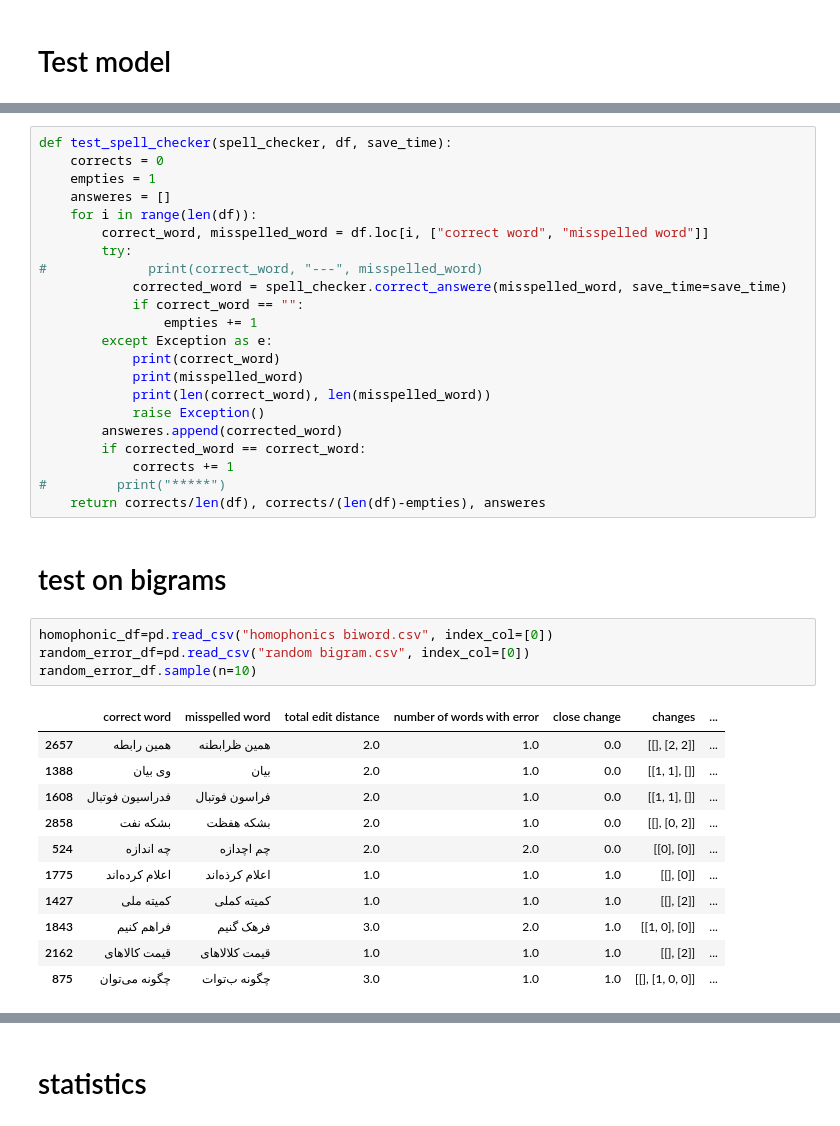
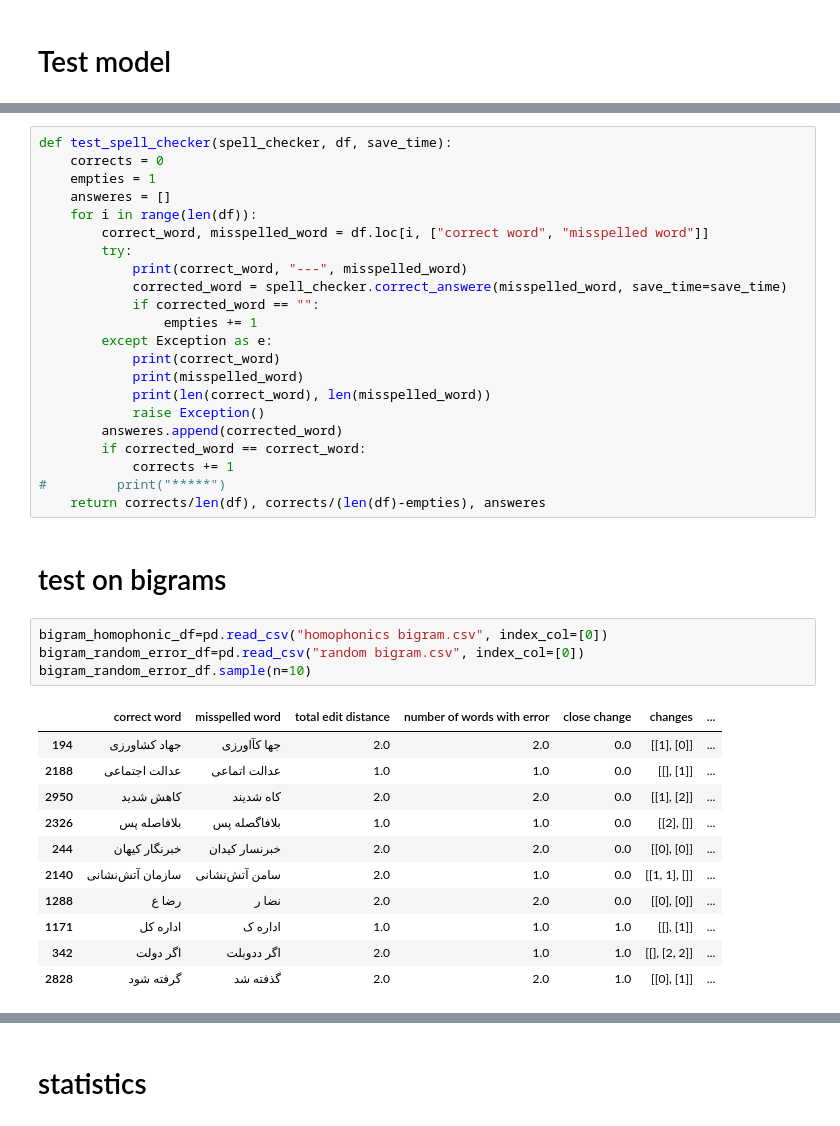
Before and after one commit to matinFT/persian-spell-checker, a Jupyter notebook: model.ipynb, the cells around one changed output, grey strips where cells are left out. Saved outputs shown, nothing was run; the diff lists cells and outputs as text.

```diff
--- a/model.ipynb
+++ b/model.ipynb
@@ -450,9 +581,9 @@ def test_spell_checker(spell_checker, df, save_time):
     for i in range(len(df)):
         correct_word, misspelled_word = df.loc[i, ["correct word", "misspelled word"]]
         try:
-#             print(correct_word, "---", misspelled_word)
+            print(correct_word, "---", misspelled_word)
             corrected_word = spell_checker.correct_answere(misspelled_word, save_time=save_time)
-            if correct_word == "":
+            if corrected_word == "":
                 empties += 1
         except Exception as e:
             print(correct_word)
@@ -464,24 +595,24 @@ def test_spell_checker(spell_checker, df, save_time):
             corrects += 1
 #         print("*****")
     return corrects/len(df), corrects/(len(df)-empties), answeres
-# %% [markdown]
-# test on bigrams
+# %% [markdown]
+# test on bigrams
 # %%
-homophonic_df=pd.read_csv("homophonics biword.csv", index_col=[0])
-random_error_df=pd.read_csv("random bigram.csv", index_col=[0])
-random_error_df.sample(n=10)
+bigram_homophonic_df=pd.read_csv("homophonics bigram.csv", index_col=[0])
+bigram_random_error_df=pd.read_csv("random bigram.csv", index_col=[0])
+bigram_random_error_df.sample(n=10)
 # %% [output]
 |  | correct word | misspelled word | total edit distance | number of words with error | close change | changes | ... |
-| 2657 | همین رابطه | همین ظرابطنه | 2.0 | 1.0 | 0.0 | [[], [2, 2]] | ... |
-| 1388 | وی بیان | بیان | 2.0 | 1.0 | 0.0 | [[1, 1], []] | ... |
-| 1608 | فدراسیون فوتبال | فراسون فوتبال | 2.0 | 1.0 | 0.0 | [[1, 1], []] | ... |
-| 2858 | بشکه نفت | بشکه هفظت | 2.0 | 1.0 | 0.0 | [[], [0, 2]] | ... |
-| 524 | چه اندازه | چم اچدازه | 2.0 | 2.0 | 0.0 | [[0], [0]] | ... |
-| 1775 | اعلام کرده‌اند | اعلام کرذه‌اند | 1.0 | 1.0 | 1.0 | [[], [0]] | ... |
-| 1427 | کمیته ملی | کمیته کملی | 1.0 | 1.0 | 1.0 | [[], [2]] | ... |
-| 1843 | فراهم کنیم | فرهک گنیم | 3.0 | 2.0 | 1.0 | [[1, 0], [0]] | ... |
-| 2162 | قیمت کالاهای | قیمت کلالاهای | 1.0 | 1.0 | 1.0 | [[], [2]] | ... |
-| 875 | چگونه می‌توان | چگونه ب‌توات | 3.0 | 1.0 | 1.0 | [[], [1, 0, 0]] | ... |
+| 194 | جهاد کشاورزی | جها کآاورزی | 2.0 | 2.0 | 0.0 | [[1], [0]] | ... |
+| 2188 | عدالت اجتماعی | عدالت اتماعی | 1.0 | 1.0 | 0.0 | [[], [1]] | ... |
+| 2950 | کاهش شدید | کاه شدیند | 2.0 | 2.0 | 0.0 | [[1], [2]] | ... |
+| 2326 | بلافاصله پس | بلافاگصله پس | 1.0 | 1.0 | 0.0 | [[2], []] | ... |
+| 244 | خبرنگار کیهان | خبرنسار کیدان | 2.0 | 2.0 | 0.0 | [[0], [0]] | ... |
+| 2140 | سازمان آتش‌نشانی | سامن آتش‌نشانی | 2.0 | 1.0 | 0.0 | [[1, 1], []] | ... |
+| 1288 | رضا ع | نضا ر | 2.0 | 2.0 | 0.0 | [[0], [0]] | ... |
+| 1171 | اداره کل | اداره ک | 1.0 | 1.0 | 1.0 | [[], [1]] | ... |
+| 342 | اگر دولت | اگر ددوبلت | 2.0 | 1.0 | 1.0 | [[], [2, 2]] | ... |
+| 2828 | گرفته شود | گذفته شد | 2.0 | 2.0 | 1.0 | [[0], [1]] | ... |
 # %%
 %%time
 # sample_df = random_error_df.query("`total edit distance`==1").sample(200).reset_index(drop=True)
```
Also changed, not shown: parts of 46 cells of this notebook, 5 other files.
